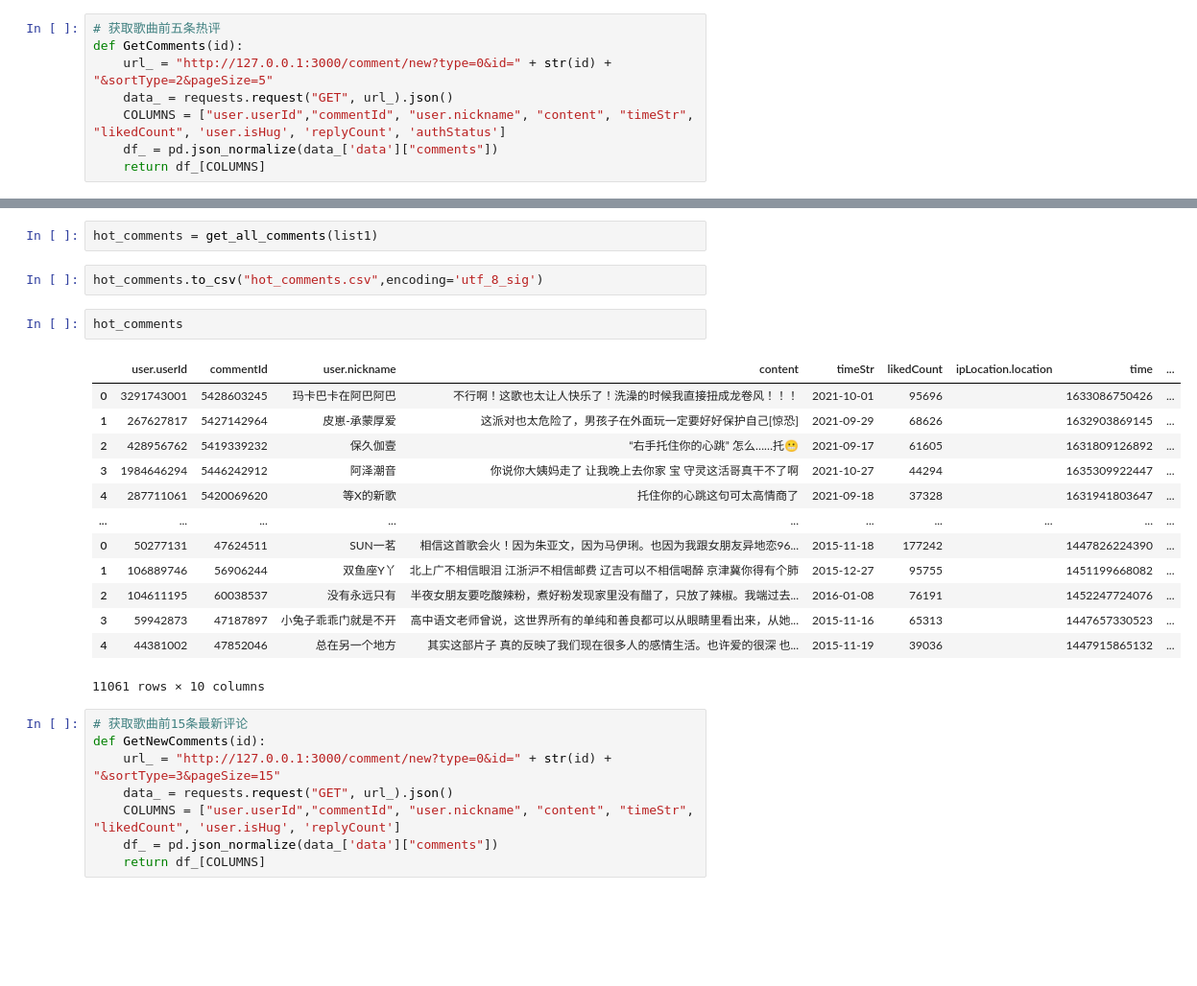
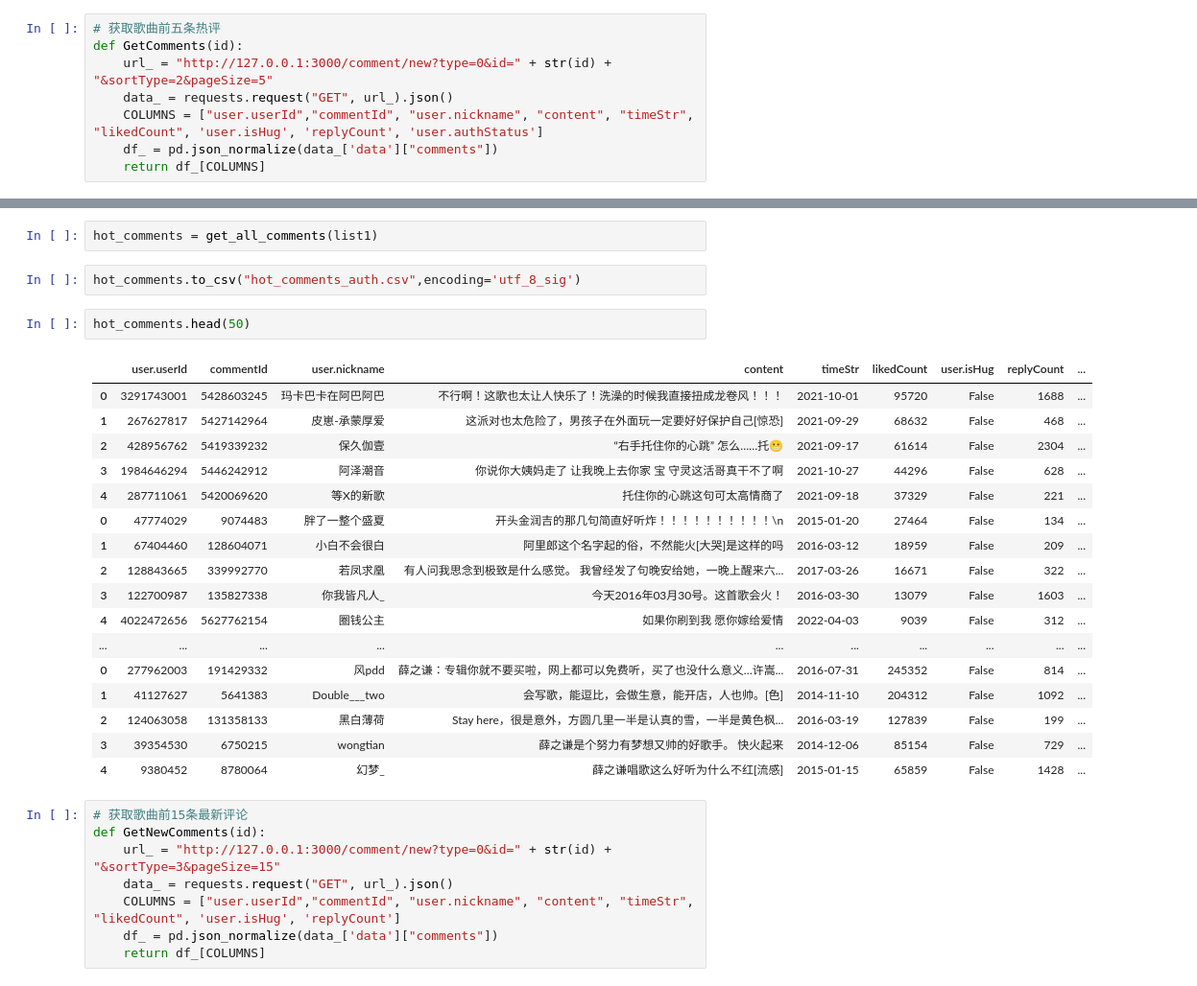
Before and after one commit to Adydio/DataAnalysis_CloudMusic, a Jupyter notebook: Python/AcquireComments.ipynb, the cells around one changed output, grey strips where cells are left out. Shown at 96% size. Saved outputs shown, nothing was run; the diff lists cells and outputs as text; blank space fills up the shorter version.

```diff
--- a/Python/AcquireComments.ipynb
+++ b/Python/AcquireComments.ipynb
@@ -67,7 +69,7 @@ API:/comment/new?type=0&id=1877996649&sortType=2&pageSize=5
 def GetComments(id):
     url_ = "http://127.0.0.1:3000/comment/new?type=0&id=" + str(id) + "&sortType=2&pageSize=5"
     data_ = requests.request("GET", url_).json()
-    COLUMNS = ["user.userId","commentId", "user.nickname", "content", "timeStr", "likedCount", 'user.isHug', 'replyCount', 'authStatus']
+    COLUMNS = ["user.userId","commentId", "user.nickname", "content", "timeStr", "likedCount", 'user.isHug', 'replyCount', 'user.authStatus']
     df_ = pd.json_normalize(data_['data']["comments"])
     return df_[COLUMNS]
 # %%
@@ -80,23 +82,27 @@ def get_all_comments(song_list):
 # %%
 hot_comments = get_all_comments(list1)
 # %%
-hot_comments.to_csv("hot_comments.csv",encoding='utf_8_sig')
+hot_comments.to_csv("hot_comments_auth.csv",encoding='utf_8_sig')
 # %%
-hot_comments
+hot_comments.head(50)
 # %% [output]
-|  | user.userId | commentId | user.nickname | content | timeStr | likedCount | ipLocation.location | time | ... |
-| 0 | 3291743001 | 5428603245 | 玛卡巴卡在阿巴阿巴 | 不行啊！这歌也太让人快乐了！洗澡的时候我直接扭成龙卷风！！！ | 2021-10-01 | 95696 |  | 1633086750426 | ... |
-| 1 | 267627817 | 5427142964 | 皮崽-承蒙厚爱 | 这派对也太危险了，男孩子在外面玩一定要好好保护自己[惊恐] | 2021-09-29 | 68626 |  | 1632903869145 | ... |
-| 2 | 428956762 | 5419339232 | 保久伽壹 | “右手托住你的心跳” 怎么……托😬 | 2021-09-17 | 61605 |  | 1631809126892 | ... |
-| 3 | 1984646294 | 5446242912 | 阿泽潮音 | 你说你大姨妈走了 让我晚上去你家 宝 守灵这活哥真干不了啊 | 2021-10-27 | 44294 |  | 1635309922447 | ... |
-| 4 | 287711061 | 5420069620 | 等X的新歌 | 托住你的心跳这句可太高情商了 | 2021-09-18 | 37328 |  | 1631941803647 | ... |
+|  | user.userId | commentId | user.nickname | content | timeStr | likedCount | user.isHug | replyCount | ... |
+| 0 | 3291743001 | 5428603245 | 玛卡巴卡在阿巴阿巴 | 不行啊！这歌也太让人快乐了！洗澡的时候我直接扭成龙卷风！！！ | 2021-10-01 | 95720 | False | 1688 | ... |
+| 1 | 267627817 | 5427142964 | 皮崽-承蒙厚爱 | 这派对也太危险了，男孩子在外面玩一定要好好保护自己[惊恐] | 2021-09-29 | 68632 | False | 468 | ... |
+| 2 | 428956762 | 5419339232 | 保久伽壹 | “右手托住你的心跳” 怎么……托😬 | 2021-09-17 | 61614 | False | 2304 | ... |
+| 3 | 1984646294 | 5446242912 | 阿泽潮音 | 你说你大姨妈走了 让我晚上去你家 宝 守灵这活哥真干不了啊 | 2021-10-27 | 44296 | False | 628 | ... |
+| 4 | 287711061 | 5420069620 | 等X的新歌 | 托住你的心跳这句可太高情商了 | 2021-09-18 | 37329 | False | 221 | ... |
+| 0 | 47774029 | 9074483 | 胖了一整个盛夏 | 开头金润吉的那几句简直好听炸！！！！！！！！！！\n | 2015-01-20 | 27464 | False | 134 | ... |
+| 1 | 67404460 | 128604071 | 小白不会很白 | 阿里郎这个名字起的俗，不然能火[大哭]是这样的吗 | 2016-03-12 | 18959 | False | 209 | ... |
+| 2 | 128843665 | 339992770 | 若凤求凰 | 有人问我思念到极致是什么感觉。 我曾经发了句晚安给她，一晚上醒来六... | 2017-03-26 | 16671 | False | 322 | ... |
+| 3 | 122700987 | 135827338 | 你我皆凡人_ | 今天2016年03月30号。这首歌会火！ | 2016-03-30 | 13079 | False | 1603 | ... |
+| 4 | 4022472656 | 5627762154 | 圈钱公主 | 如果你刷到我 愿你嫁给爱情 | 2022-04-03 | 9039 | False | 312 | ... |
 | ... | ... | ... | ... | ... | ... | ... | ... | ... | ... |
-| 0 | 50277131 | 47624511 | SUN一茗 | 相信这首歌会火！因为朱亚文，因为马伊琍。也因为我跟女朋友异地恋96... | 2015-11-18 | 177242 |  | 1447826224390 | ... |
-| 1 | 106889746 | 56906244 | 双鱼座Y丫 | 北上广不相信眼泪 江浙沪不相信邮费 辽吉可以不相信喝醉 京津冀你得有个肺 | 2015-12-27 | 95755 |  | 1451199668082 | ... |
-| 2 | 104611195 | 60038537 | 没有永远只有 | 半夜女朋友要吃酸辣粉，煮好粉发现家里没有醋了，只放了辣椒。我端过去... | 2016-01-08 | 76191 |  | 1452247724076 | ... |
-| 3 | 59942873 | 47187897 | 小兔子乖乖门就是不开 | 高中语文老师曾说，这世界所有的单纯和善良都可以从眼睛里看出来，从她... | 2015-11-16 | 65313 |  | 1447657330523 | ... |
-| 4 | 44381002 | 47852046 | 总在另一个地方 | 其实这部片子 真的反映了我们现在很多人的感情生活。也许爱的很深 也... | 2015-11-19 | 39036 |  | 1447915865132 | ... |
+| 0 | 277962003 | 191429332 | 风pdd | 薛之谦：专辑你就不要买啦，网上都可以免费听，买了也没什么意义…许嵩... | 2016-07-31 | 245352 | False | 814 | ... |
+| 1 | 41127627 | 5641383 | Double___two | 会写歌，能逗比，会做生意，能开店，人也帅。[色] | 2014-11-10 | 204312 | False | 1092 | ... |
+| 2 | 124063058 | 131358133 | 黑白薄荷 | Stay here，很是意外，方圆几里一半是认真的雪，一半是黄色枫... | 2016-03-19 | 127839 | False | 199 | ... |
+| 3 | 39354530 | 6750215 | wongtian | 薛之谦是个努力有梦想又帅的好歌手。 快火起来 | 2014-12-06 | 85154 | False | 729 | ... |
+| 4 | 9380452 | 8780064 | 幻梦_ | 薛之谦唱歌这么好听为什么不红[流感] | 2015-01-15 | 65859 | False | 1428 | ... |
-11061 rows × 10 columns
 # %%
 # 获取歌曲前15条最新评论
 def GetNewComments(id):
```
Also changed, not shown: parts of 6 cells of this notebook, 12 other files.
